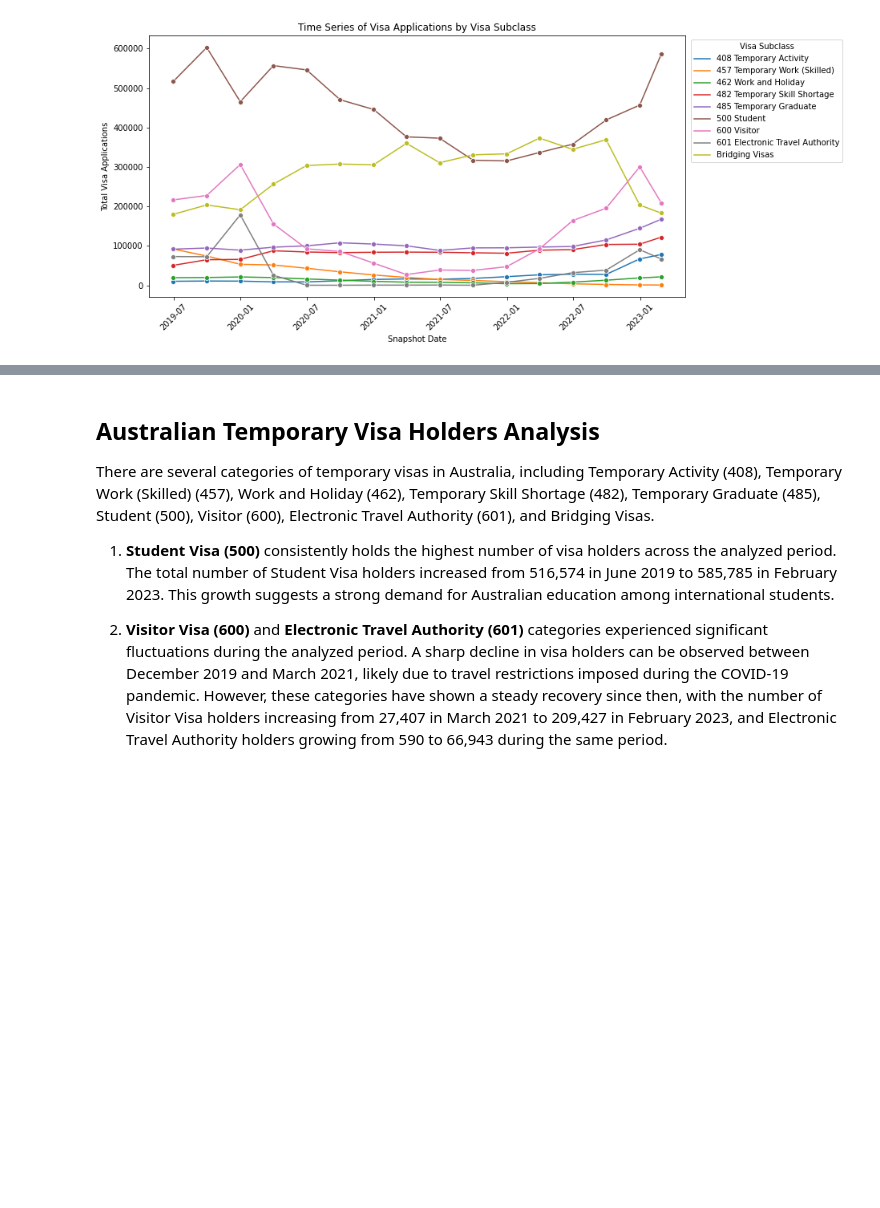
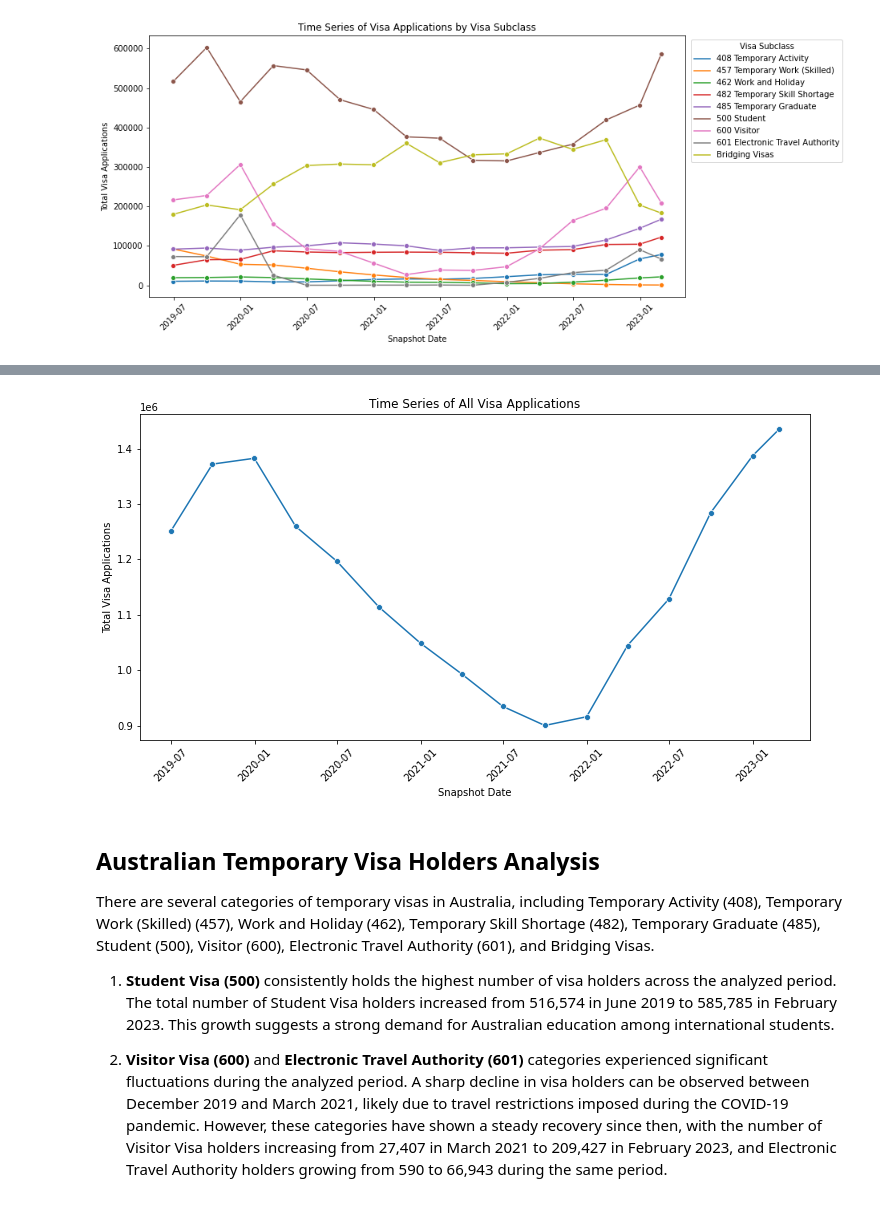
Before and after one commit to audi0786/Australian_Migration_Analysis, a Jupyter notebook: Australian Migration Analysis for temporary visa holders in Australia as of 28 Feb 2023.ipynb, the cells around one changed output, grey strips where cells are left out. Cells and saved outputs as stored; diff of their text form; code cells hidden in the pictures; blank space fills up the shorter version.

```diff
--- a/Australian Migration Analysis for temporary visa holders in Australia as of 28 Feb 2023.ipynb
+++ b/Australian Migration Analysis for temporary visa holders in Australia as of 28 Feb 2023.ipynb
@@ -314,3 +328,17 @@ data2.describe()
+# %%
+# Group the data by snapshot date and sum the total
+data_long2_grouped = data_long2.groupby('Snapshot Date')['Total'].sum().reset_index()
+
+# Create the time series plot for all visas
+plt.figure(figsize=(12, 6))
+sns.lineplot(data=data_long2_grouped, x='Snapshot Date', y='Total', marker='o')
+plt.title('Time Series of All Visa Applications')
+plt.ylabel('Total Visa Applications')
+plt.xlabel('Snapshot Date')
+plt.xticks(rotation=45)
+plt.show()
+# %% [output]
+[figure, added]
 # %% [markdown]
 ## Australian Temporary Visa Holders Analysis
 
```
Also changed, not shown: parts of 2 cells of this notebook.
